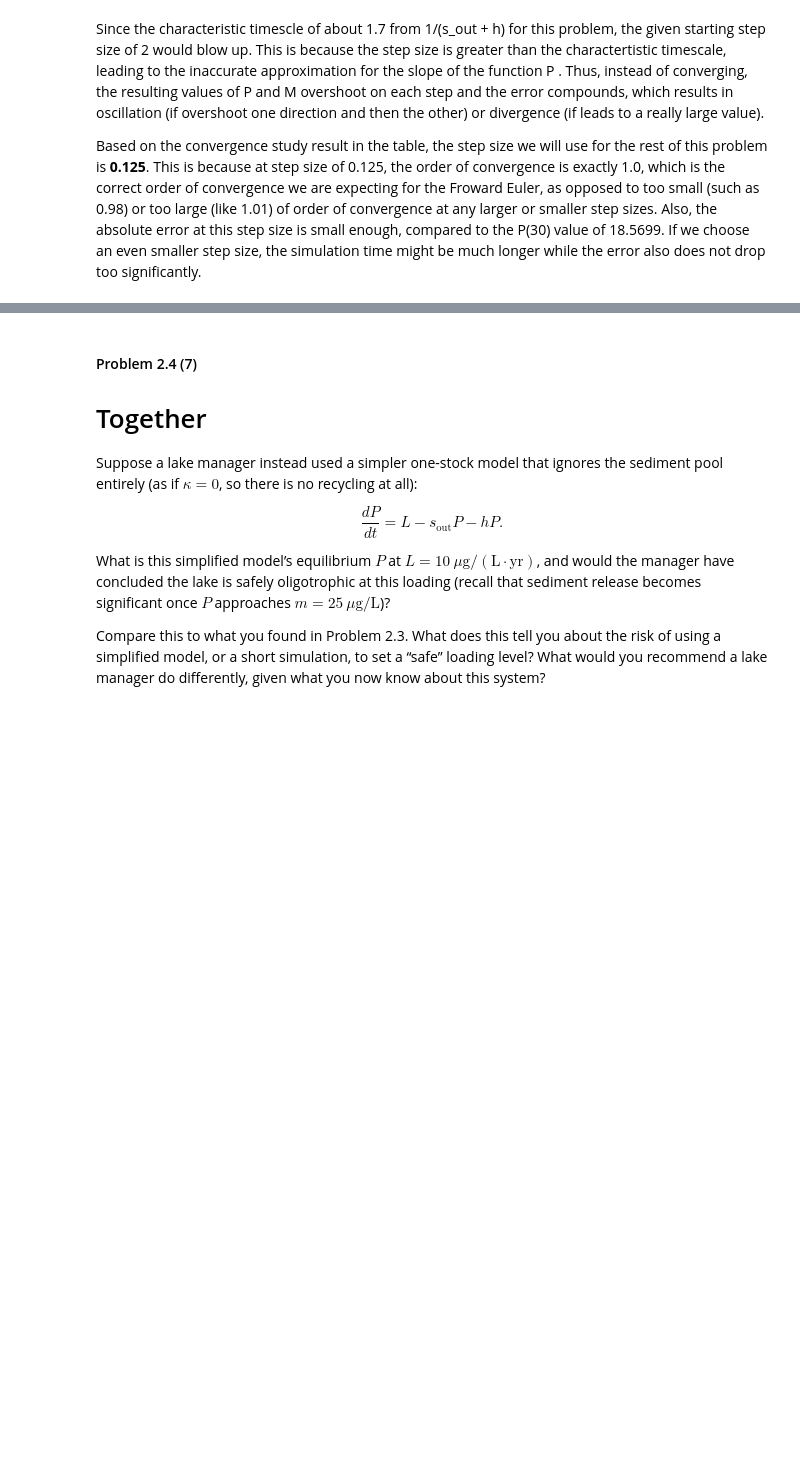
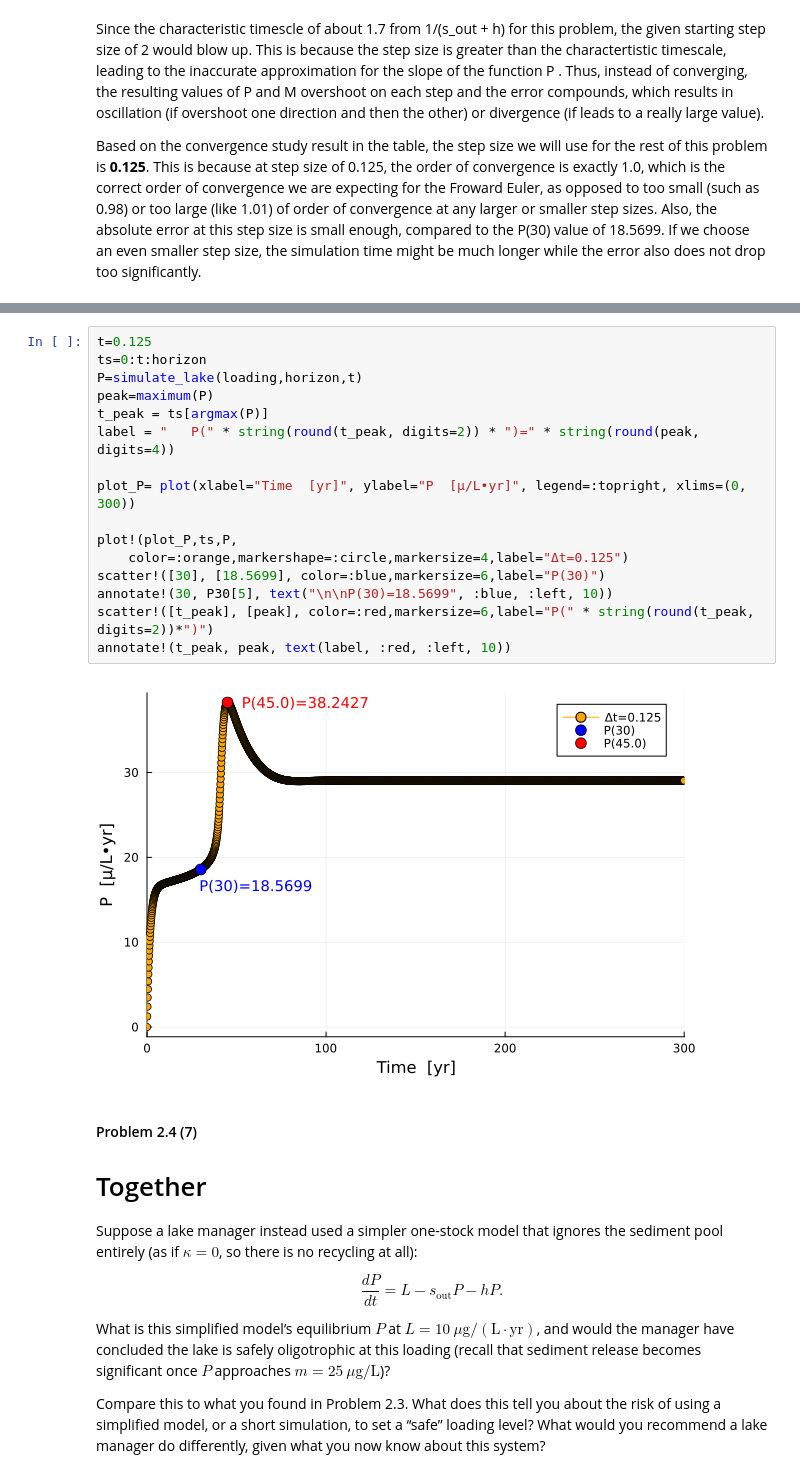
Before and after one commit to gchen8888/hw03, a Jupyter notebook: hw03.ipynb, the cells around one changed output, grey strips where cells are left out. Cells and saved outputs as stored; diff of their text form; blank space fills up the shorter version.

```diff
--- a/hw03.ipynb
+++ b/hw03.ipynb
@@ -352,3 +351,21 @@ between those two points in time, and around when does it happen?
+# %%
+t=0.125
+ts=0:t:horizon
+P=simulate_lake(loading,horizon,t)
+peak=maximum(P)
+t_peak = ts[argmax(P)]
+label = "   P(" * string(round(t_peak, digits=2)) * ")=" * string(round(peak, digits=4))
+
+plot_P= plot(xlabel="Time  [yr]", ylabel="P  [μ/L•yr]", legend=:topright, xlims=(0, 300))
+
+plot!(plot_P,ts,P,
+    color=:orange,markershape=:circle,markersize=4,label="Δt=0.125")
+scatter!([30], [18.5699], color=:blue,markersize=6,label="P(30)")
+annotate!(30, P30[5], text("\n\nP(30)=18.5699", :blue, :left, 10))
+scatter!([t_peak], [peak], color=:red,markersize=6,label="P(" * string(round(t_peak, digits=2))*")")
+annotate!(t_peak, peak, text(label, :red, :left, 10))
+# %% [output]
+[figure, added]
 # %% [markdown]
 #### Problem 2.4 (7)
 # Together
```
Also changed, not shown: parts of 5 cells of this notebook, 1 other file.
